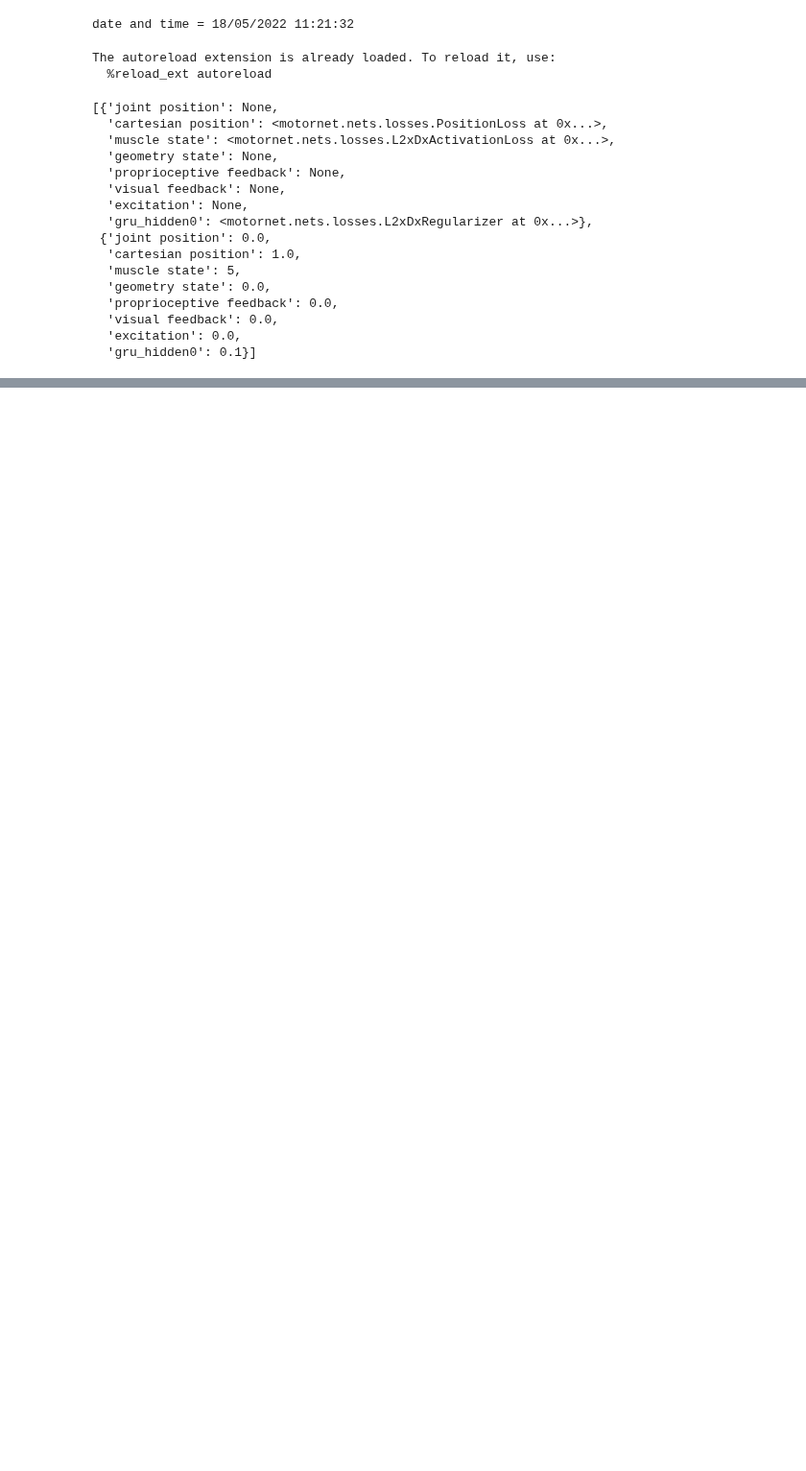
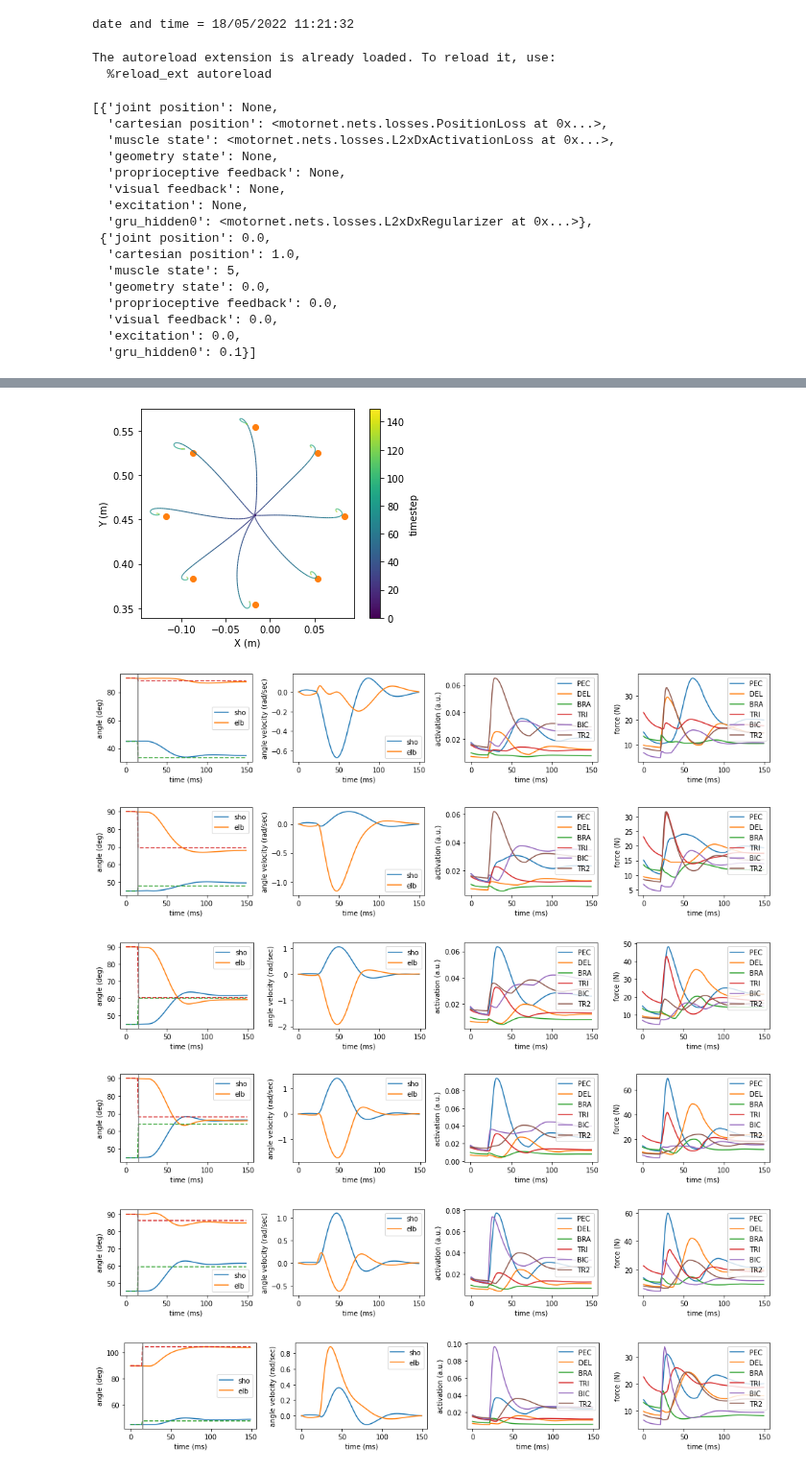
Before and after one commit to paulgribble/motornet_plg, a Jupyter notebook: example_centerout.ipynb, the cells around one changed output, grey strips where cells are left out. Shown at 96% size. Saved outputs shown, nothing was run; the diff lists cells and outputs as text; code cells hidden in the pictures; blank space fills up the shorter version.

```diff
--- a/example_centerout.ipynb
+++ b/example_centerout.ipynb
@@ -91,8 +92,3 @@ for i in range(5):
-# %%
-# TEST THE NETWORK ON THE CENTRE-OUT REACHING TASK
-task.angle_step = 45
-[inputs, targets, init_states] = nn.task.generate(n_timesteps=n_t, batch_size=1, validation=True)
-results = nn([inputs, init_states], training=False)
 # %%
 def hand_to_joints(xy, L1, L2):
       j = np.zeros(np.shape(xy))
@@ -152,15 +148,23 @@ plotor = mn.utils.plotor.plot_pos_over_time
 # %%
 # TEST THE NETWORK ON THE CENTRE-OUT REACHING TASK
 
 n_t = 150
-nn.task.angle_step = 45
-[inputs, targets, init_states] = nn.task.generate(n_timesteps=n_t, batch_size=8, centre_out_test=True)
+task.angle_step = 45
+[inputs, targets, init_states] = nn.task.generate(n_timesteps=n_t, batch_size=1, validation=True)
 results = nn([inputs, init_states], training=False)
 
 plot_simulations(xy=results["cartesian position"], target_xy=targets)
 
 L1,L2 = nn.task.network.plant.skeleton.L1, nn.task.network.plant.skeleton.L2
 targets_j = hand_to_joints(targets, L1, L2)
 n_mov = np.shape(results["joint position"])[0]
 for i in range(n_mov):
     plot1trial(inputs, results, targets_j, i)
+# %% [output]
+[figure, added]
+[figure, added]
+[figure, added]
+[figure, added]
+[figure, added]
+[figure, added]
+[figure, added]
```
Also changed, not shown: parts of 3 cells of this notebook.
